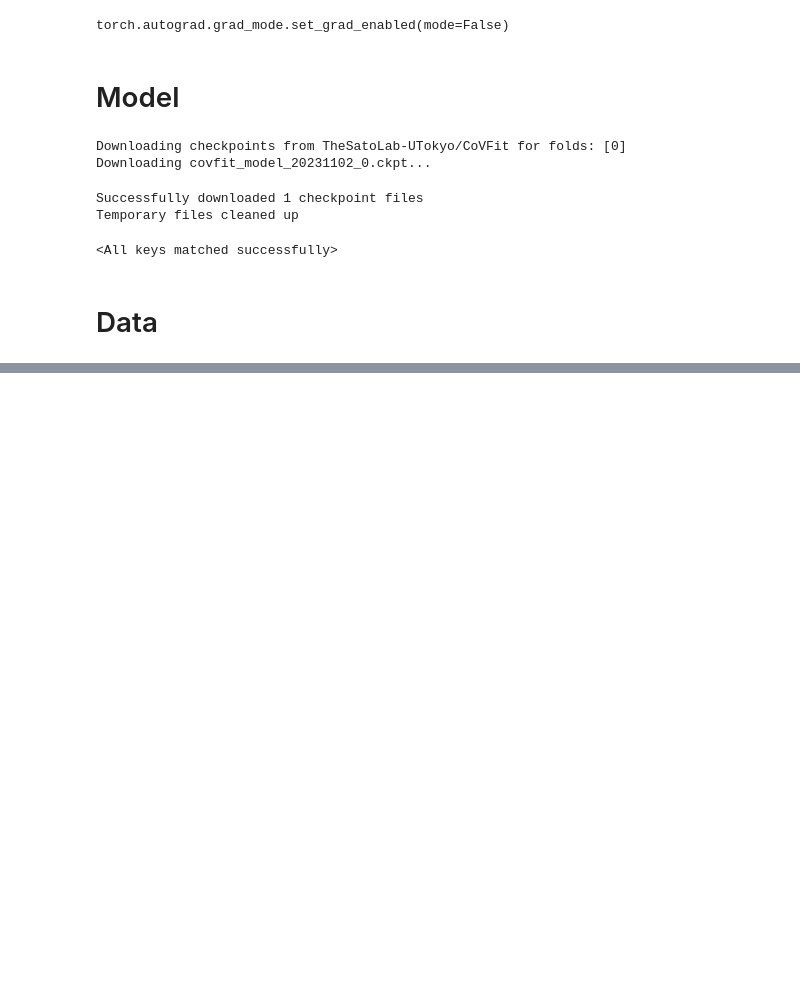
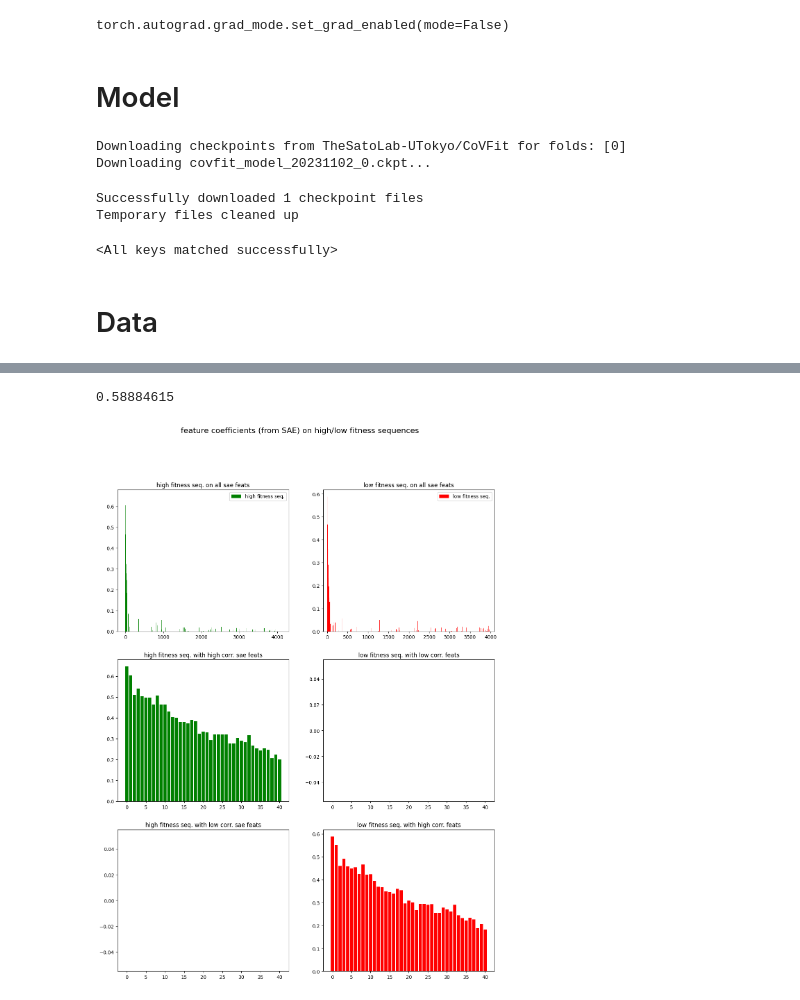
Before and after one commit to blab/mutational-embedding-vectors, a Jupyter notebook: notebooks/plm_circuits/ex21_covfit_SAE.ipynb, the cells around one changed output, grey strips where cells are left out. Drawn from its saved outputs; the diff is of its cells as text; code cells hidden in the pictures; blank space fills up the shorter version.

```diff
--- a/notebooks/plm_circuits/ex21_covfit_SAE.ipynb
+++ b/notebooks/plm_circuits/ex21_covfit_SAE.ipynb
@@ -780,0 +921,46 @@ plt.show()
+# %%
+high_fitness_acts = sae_data_activations[high_fitness_dset_indices, :]
+low_fitness_acts = sae_data_activations[low_fitness_dset_indices, :]
+# %%
+print(mean_low_fit_sae_coefs[sae_feature_score_sorted_indices[0]])
+# %% [output]
+0.58884615
+# %%
+_, _, high_fitness_sae_coefs, high_fit_recon = jumprelu_sae.forward(high_fitness_acts[:, None, :] * MAGNIFICATION_SIZE) #[batch, 1, d_sae], 1 for the n_inst which will be removed
+_, _, low_fitness_sae_coefs, low_fit_recon = jumprelu_sae.forward(low_fitness_acts[:, None, :] * MAGNIFICATION_SIZE) #[batch, 1, d_sae], 1 for the n_inst which will be removed
+
+mean_high_fit_sae_coefs = high_fitness_sae_coefs.mean(dim=0)[0].detach().cpu().numpy() / MAGNIFICATION_SIZE
+mean_low_fit_sae_coefs = low_fitness_sae_coefs.mean(dim=0)[0].detach().cpu().numpy() / MAGNIFICATION_SIZE
+# %%
+fig, ax = plt.subplots(3,2,figsize=(14,18))
+fig.suptitle("feature coefficients (from SAE) on high/low fitness sequences", fontsize=16)
+ax[0,0].bar(list(range(d_sae)), mean_high_fit_sae_coefs[sae_feature_score_sorted_indices], color="green", label="high fitness seq.")
+ax[0,1].bar(list(range(d_sae)), mean_low_fit_sae_coefs[sae_feature_score_sorted_indices], color="red", label="low fitness seq.")
+ax[0,1].set_xlim([-100, d_sae])
+
+ax[1,0].bar(list(range(high_fit_sae_feats.shape[0])), mean_high_fit_sae_coefs[high_fit_sae_feats], color="green", label="high fitness seq.")
+ax[1,1].bar(list(range(low_fit_sae_feats.shape[0])), mean_low_fit_sae_coefs[low_fit_sae_feats], color="red", label="low fitness seq.")
+
+
+ax[2,0].bar(list(range(low_fit_sae_feats.shape[0])), mean_high_fit_sae_coefs[low_fit_sae_feats], color="green", label="high fitness seq.")
+ax[2,1].bar(list(range(high_fit_sae_feats.shape[0])), mean_low_fit_sae_coefs[high_fit_sae_feats], color="red", label="low fitness seq.")
+
+
+
+ax[0,0].legend()
+ax[0,0].set_title("high fitness seq. on all sae feats")
+
+ax[0,1].legend()
+ax[0,1].set_title("low fitness seq. on all sae feats")
+
+ax[1,0].set_title("high fitness seq. with high corr. sae feats")
+
+ax[1,1].set_title("low fitness seq. with low corr. feats")
+
+ax[2,0].set_title("high fitness seq. with low corr. sae feats")
+
+ax[2,1].set_title("low fitness seq. with high corr. feats")
+
+plt.show()
+# %% [output]
+[figure, added]
```
Also changed, not shown: parts of 23 cells of this notebook, 1 other file.
